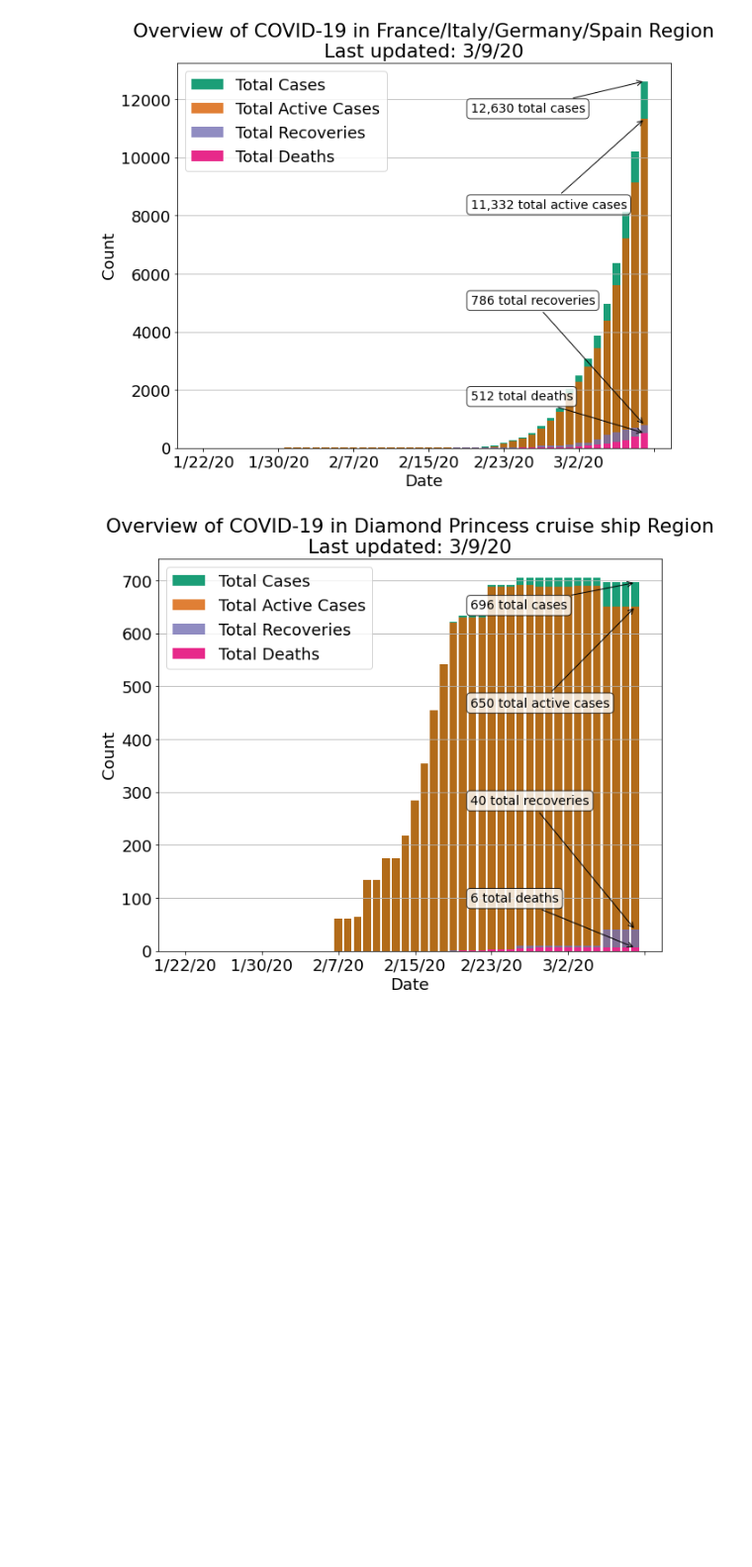
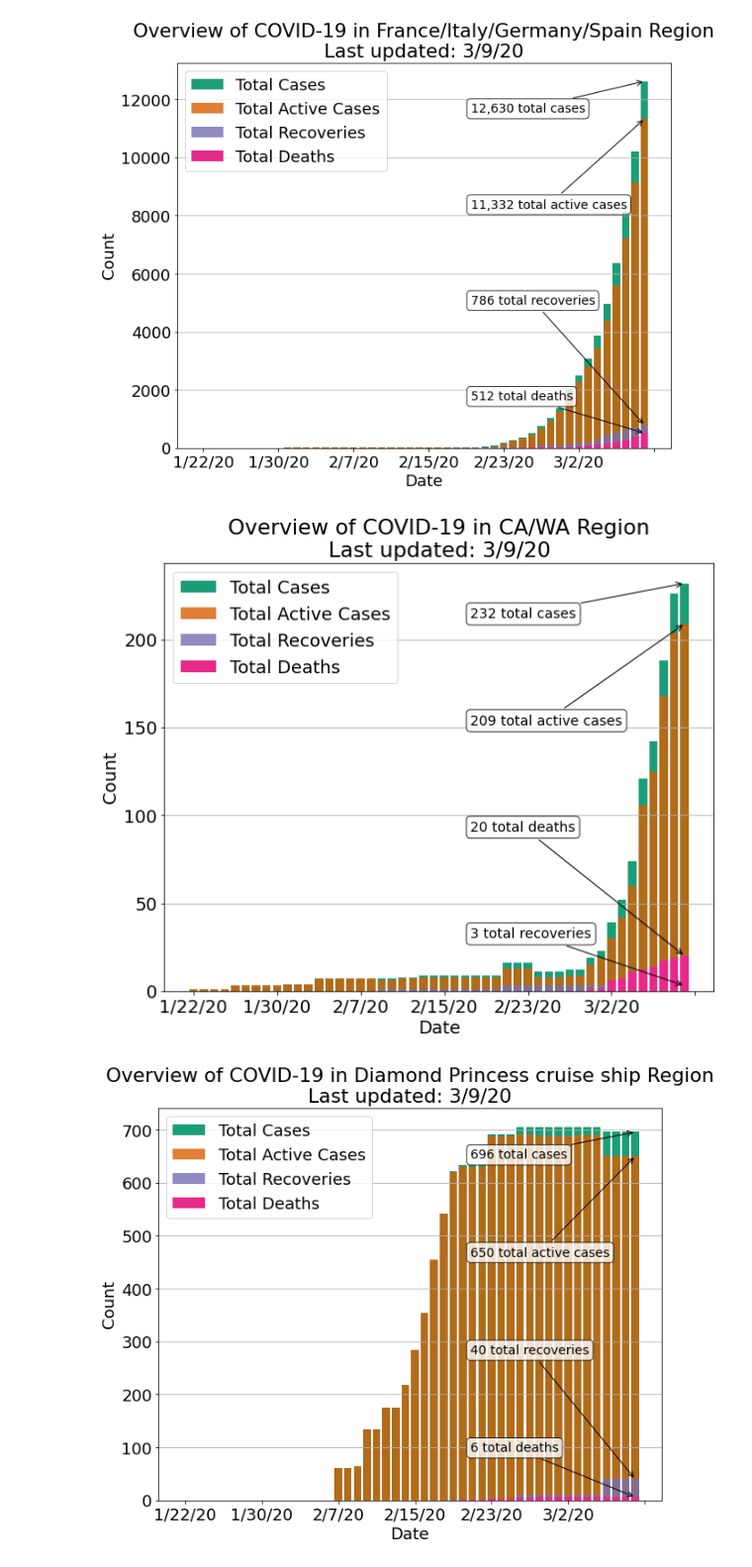
Before and after one commit to nrhinehart/COVID-19-pyvis, a Jupyter notebook: covid-19-analysis/notebooks/overview_plotting_example.ipynb, the cells around one changed output. Shown: that part at 99% size. Drawn from its saved outputs; the diff is of its cells as text; code cells hidden in the pictures; blank space fills up the shorter version.

```diff
--- a/covid-19-analysis/notebooks/overview_plotting_example.ipynb
+++ b/covid-19-analysis/notebooks/overview_plotting_example.ipynb
@@ -163,6 +163,10 @@ plot_regions(['Germany'])
 plot_regions(['France', 'Italy', 'Germany', 'Spain'])
 # %% [output]
 [figure]
+# %%
+plot_states(['CA', 'WA'])
+# %% [output]
+[figure, added]
 # %%
 plot_provinces(['Diamond Princess cruise ship'])
 # %% [output]
```
Also changed, not shown: parts of 1 cell of this notebook, 1 other file.
